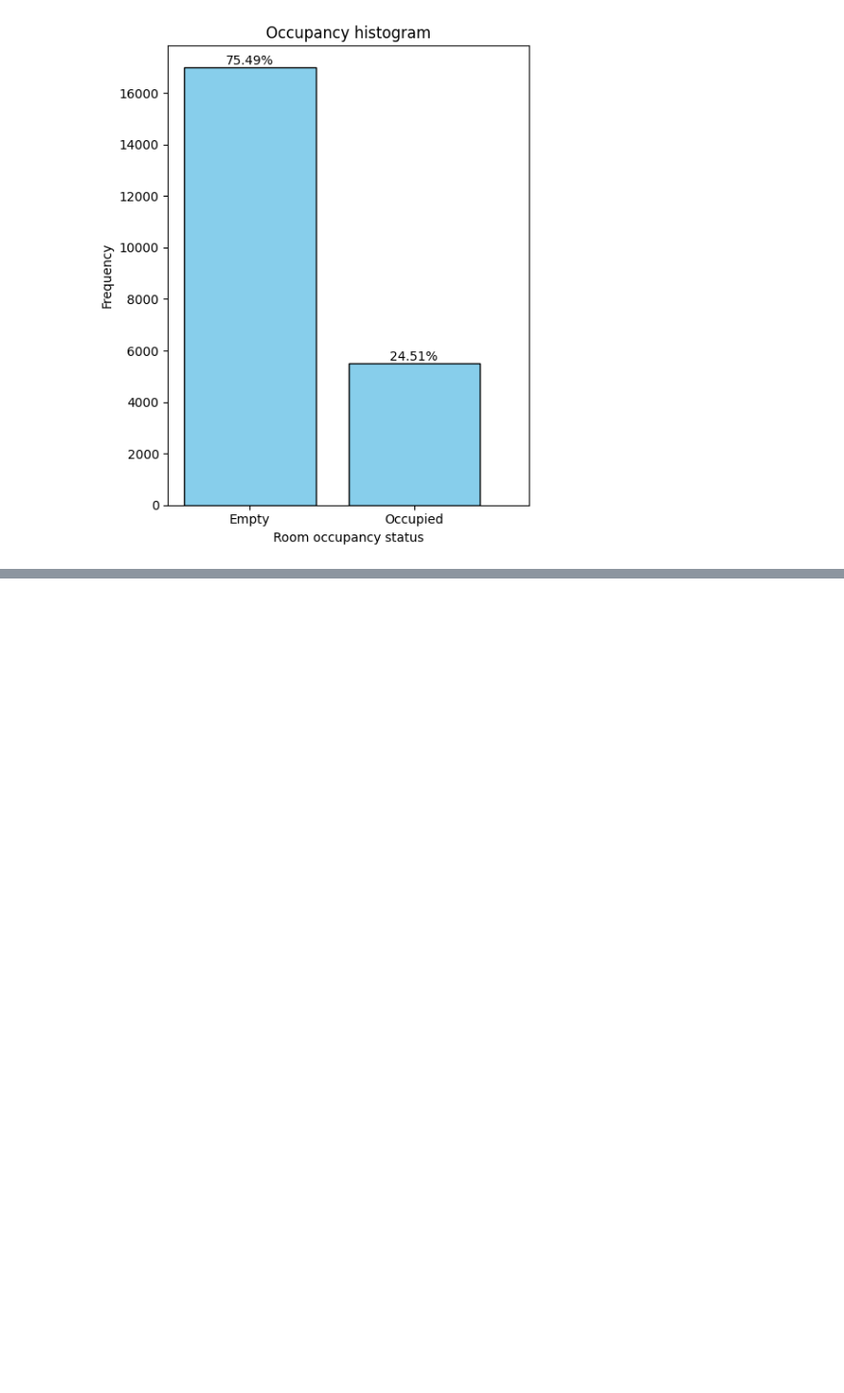
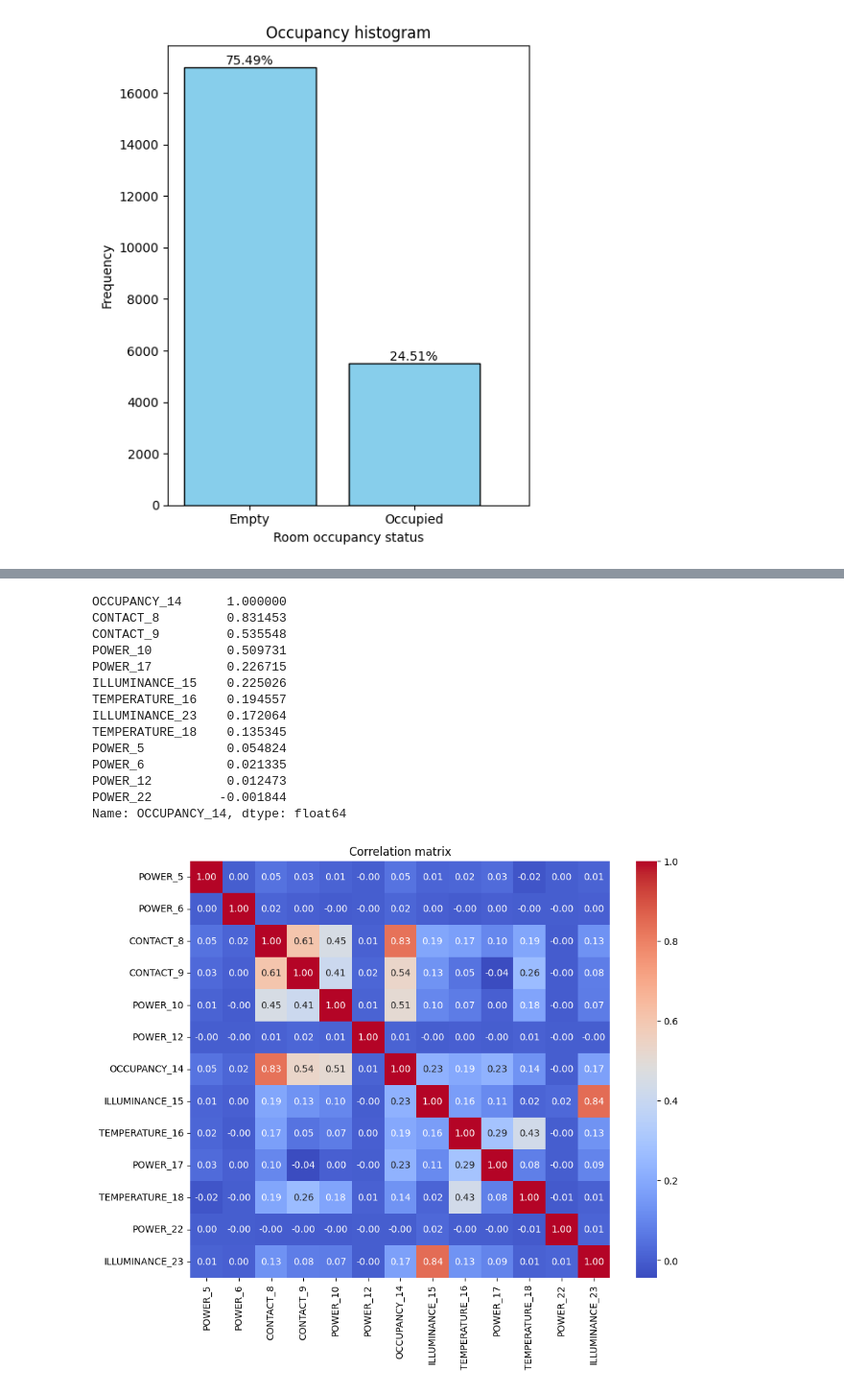
Before and after one commit to MaherDissem/Occupancy-Estimation-ML, a Jupyter notebook: dataset/EDA.ipynb, the cells around one changed output, grey strips where cells are left out. Shown at 96% size. Saved outputs shown, nothing was run; the diff lists cells and outputs as text; code cells hidden in the pictures; blank space fills up the shorter version.

```diff
--- a/dataset/EDA.ipynb
+++ b/dataset/EDA.ipynb
@@ -56,0 +104,27 @@ plt.show()
+# %%
+# feature correlation with target variable
+corr = df.corr()
+print(corr["OCCUPANCY_14"].sort_values(ascending=False))
+
+# Plot correlation matrix
+import seaborn as sns
+plt.figure(figsize=(10, 8))
+sns.heatmap(corr, annot=True, cmap='coolwarm', fmt=".2f")
+plt.title("Correlation matrix")
+plt.show()
+# %% [output]
+OCCUPANCY_14      1.000000
+CONTACT_8         0.831453
+CONTACT_9         0.535548
+POWER_10          0.509731
+POWER_17          0.226715
+ILLUMINANCE_15    0.225026
+TEMPERATURE_16    0.194557
+ILLUMINANCE_23    0.172064
+TEMPERATURE_18    0.135345
+POWER_5           0.054824
+POWER_6           0.021335
+POWER_12          0.012473
+POWER_22         -0.001844
+Name: OCCUPANCY_14, dtype: float64
+[figure, added]
```
Also changed, not shown: parts of 11 cells of this notebook.
